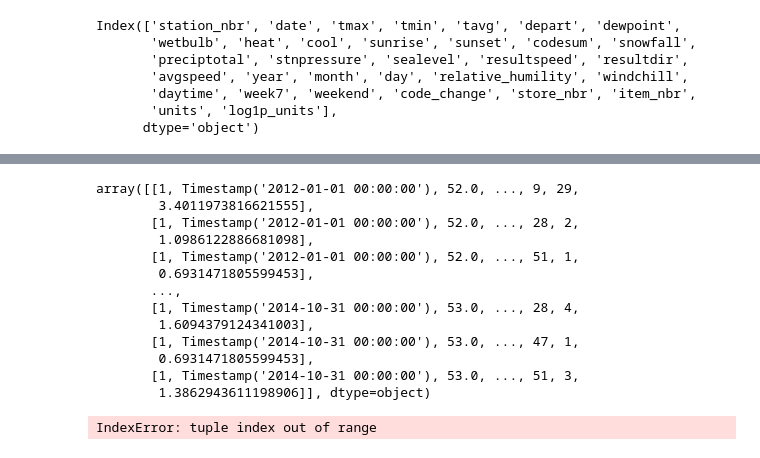
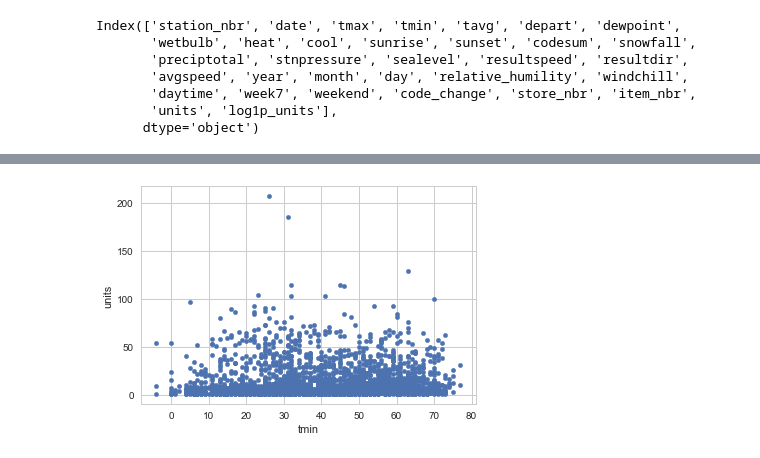
Before and after one commit to Junhojuno/Walmart-sales-in-stormy-weather, a Jupyter notebook: weather2_code/station1.ipynb, the cells around one changed output, grey strips where cells are left out. Saved outputs shown, nothing was run; the diff lists cells and outputs as text; code cells hidden in the pictures.

```diff
--- a/weather2_code/station1.ipynb
+++ b/weather2_code/station1.ipynb
@@ -131,20 +117,11 @@ plt.show()
-# %%
-station.values
-# %% [output]
-array([[1, Timestamp('2012-01-01 00:00:00'), 52.0, ..., 9, 29,
-        3.4011973816621555],
-       [1, Timestamp('2012-01-01 00:00:00'), 52.0, ..., 28, 2,
-        1.0986122886681098],
-       [1, Timestamp('2012-01-01 00:00:00'), 52.0, ..., 51, 1,
-        0.6931471805599453],
-       ...,
-       [1, Timestamp('2014-10-31 00:00:00'), 53.0, ..., 28, 4,
-        1.6094379124341003],
-       [1, Timestamp('2014-10-31 00:00:00'), 53.0, ..., 47, 1,
-        0.6931471805599453],
-       [1, Timestamp('2014-10-31 00:00:00'), 53.0, ..., 51, 3,
-        1.3862943611198906]], dtype=object)
-# %%
-variance_inflation_factor(station.tmax.values, 0)
-# %% [output]
-IndexError: tuple index out of range
+# %%
+station['tmax_log1p'] = np.log1p(station.tmax)
+# %%
+station['log1p_tmax^2'] = np.log1p(station['tmax^2'])
+# %%
+station['tmin^2'] = station.tmin ** 2
+# %%
+station.plot.scatter('tmin','units')
+plt.show()
+# %% [output]
+[figure, added]
```
Also changed, not shown: parts of 11 cells of this notebook.
